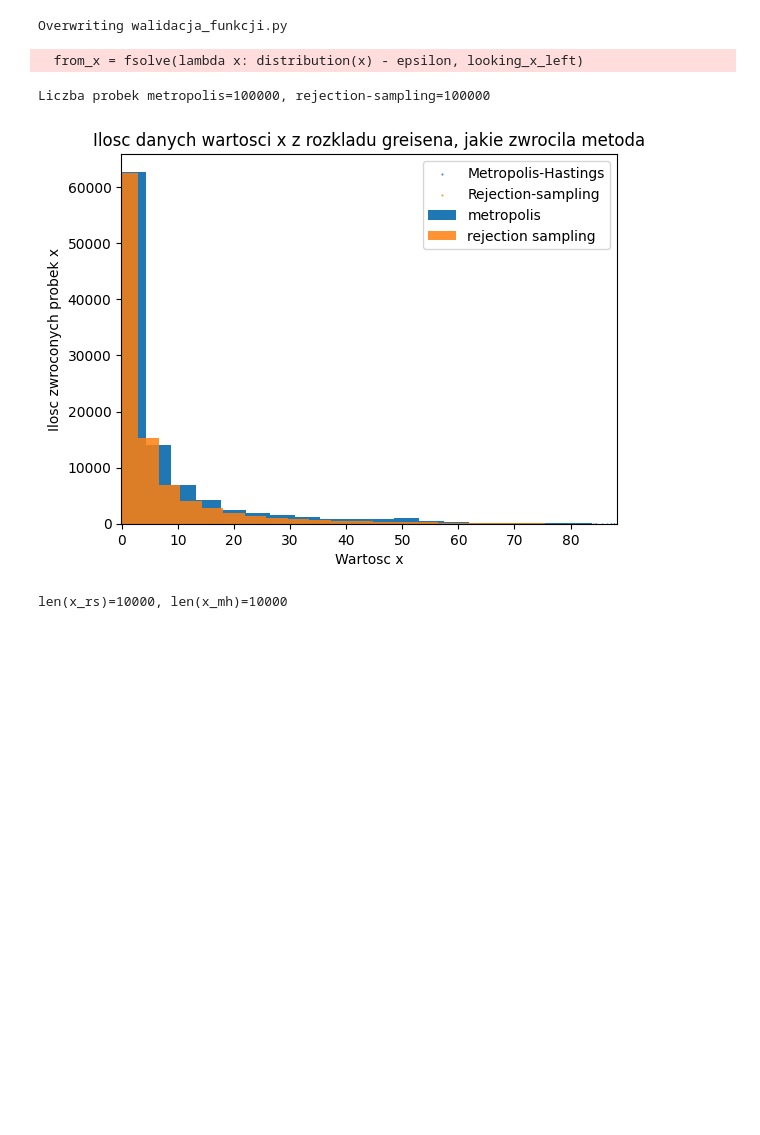
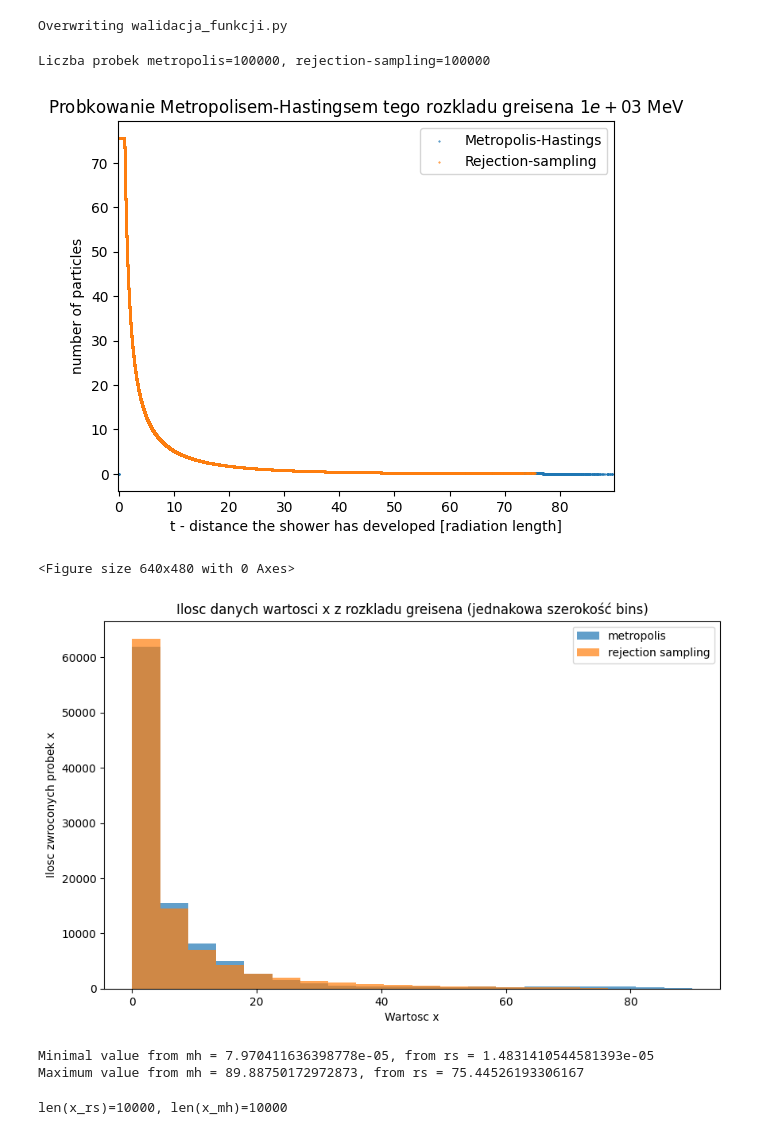
Before and after one commit to kluski777/PraktykiGAN, a Jupyter notebook: walidacja_funkcji.ipynb, the cells around one changed output. Drawn from its saved outputs; the diff is of its cells as text; code cells hidden in the pictures; blank space fills up the shorter version.

```diff
--- a/walidacja_funkcji.ipynb
+++ b/walidacja_funkcji.ipynb
@@ -93,7 +93,7 @@ def metropolis_hastings_probing(distribution: callable, length: int):
     return xs, ys
 
 
-def rejection_sampling_probing(distribution: callable, length: int, epsilon: int, looking_x_left: int = -1, looking_x_right: int = 1):
+def rejection_sampling_probing(distribution: callable, length: int, epsilon: int, looking_x_left: int = -1, looking_x_right: int = 1, from_x: int = None):
     """
         epsilon - zwroci takie x dla ktorych f(x) > epsilon
         X0 - charakterystyczna wartosc dla danego materialu - dlugosc radiacji
@@ -102,7 +102,8 @@ def rejection_sampling_probing(distribution: callable, length: int, epsilon: int
 
     minimized_function = minimize_scalar(lambda x: -distribution(x), method='brent') # moze wylazic na liczby urojone to trzeba by sprawdzic
     max_value = -minimized_function.fun # trzeba znalezc maksymalna wartosc dystrubucji
-    from_x = fsolve(lambda x: distribution(x) - epsilon, looking_x_left)
+    if from_x is None:
+        from_x = fsolve(lambda x: distribution(x) - epsilon, looking_x_left)
     to_x = fsolve(lambda x: distribution(x) - epsilon, looking_x_right)
 
     while len(xs) < length:
@@ -121,31 +122,47 @@ Overwriting walidacja_funkcji.py
 # %%
 from walidacja_funkcji import *
 
 x_mh, y_mh = metropolis_hastings_probing(NKG, 100_000)
-x_rs, y_rs = rejection_sampling_probing(NKG, 100_000, 0.1)
+x_rs, y_rs = rejection_sampling_probing(NKG, 100_000, 0.1, -1, 1, from_x=0)
 
 print(f'Liczba probek metropolis={len(x_mh)}, rejection-sampling={len(x_rs)}')
 
 plt.title(rf'Probkowanie Metropolisem-Hastingsem tego rozkladu greisena ${1e3:.0e}$ MeV')
 plt.scatter(x_mh, y_mh, s=0.2, label='Metropolis-Hastings')
 plt.scatter(x_rs, y_rs, s=0.2, label='Rejection-sampling')
 plt.xlabel('t - distance the shower has developed [radiation length]')
 plt.ylabel('number of particles')
 plt.legend()
 plt.xlim(-0.1, max(np.max(x_mh), np.max(x_rs)))
+plt.show()
 plt.savefig('./Wykresy/Walidacja/NKG_z_mh_rs.jpg')
 
-plt.title('Ilosc danych wartosci x z rozkladu greisena, jakie zwrocila metoda')
-plt.hist(x_mh, bins=20, label='metropolis')
-plt.hist(x_rs, bins=20, label='rejection sampling', alpha=0.85)
+plt.figure(figsize=(10, 6))
+plt.title('Ilosc danych wartosci x z rozkladu greisena (jednakowa szerokość bins)')
+
+# Define common range and bins
+x_min = min(np.min(x_mh), np.min(x_rs))
+x_max = max(np.max(x_mh), np.max(x_rs))
+bins = np.linspace(x_min, x_max, 21)  # 21 edges = 20 bins
+
+plt.hist(x_mh, bins=bins, label='metropolis', alpha=0.7)
+plt.hist(x_rs, bins=bins, label='rejection sampling', alpha=0.7)
 plt.legend()
 plt.xlabel('Wartosc x')
 plt.ylabel('Ilosc zwroconych probek x')
-plt.savefig('./Wykresy/Walidacja/czestosc_dla_NKG.jpg')
+plt.savefig('./Wykresy/Walidacja/czestosc_dla_NKG_solution1.jpg')
+plt.show()
+
+
+print(f'Minimal value from mh = {np.min(x_mh)}, from rs = {np.min(x_rs)}')
+print(f'Maximum value from mh = {np.max(x_mh)}, from rs = {np.max(x_rs)}')
 # %% [output]
-  from_x = fsolve(lambda x: distribution(x) - epsilon, looking_x_left)
+Liczba probek metropolis=100000, rejection-sampling=100000
+[figure, new version]
-Liczba probek metropolis=100000, rejection-sampling=100000
+<Figure size 640x480 with 0 Axes>
-[figure, old version]
+[figure, added]
+Minimal value from mh = 7.970411636398778e-05, from rs = 1.4831410544581393e-05
+Maximum value from mh = 89.88750172972873, from rs = 75.44526193306167
 # %%
 from walidacja_funkcji import *
 
```
Also changed, not shown: 8 other files.
